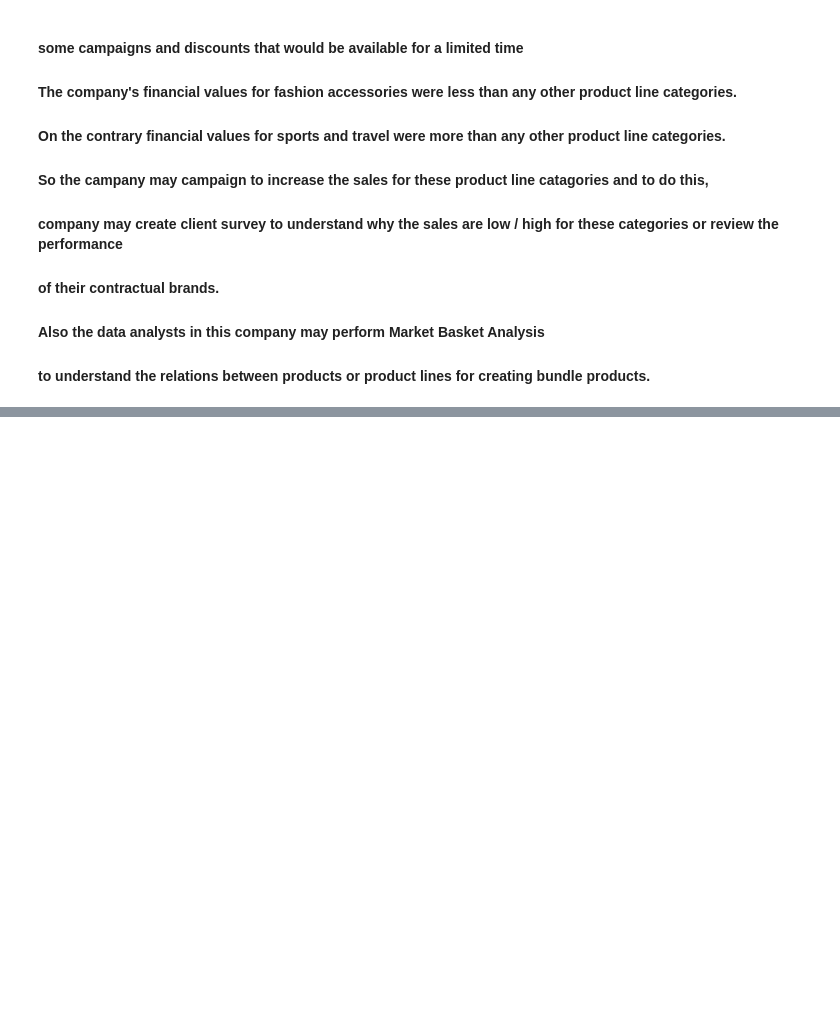
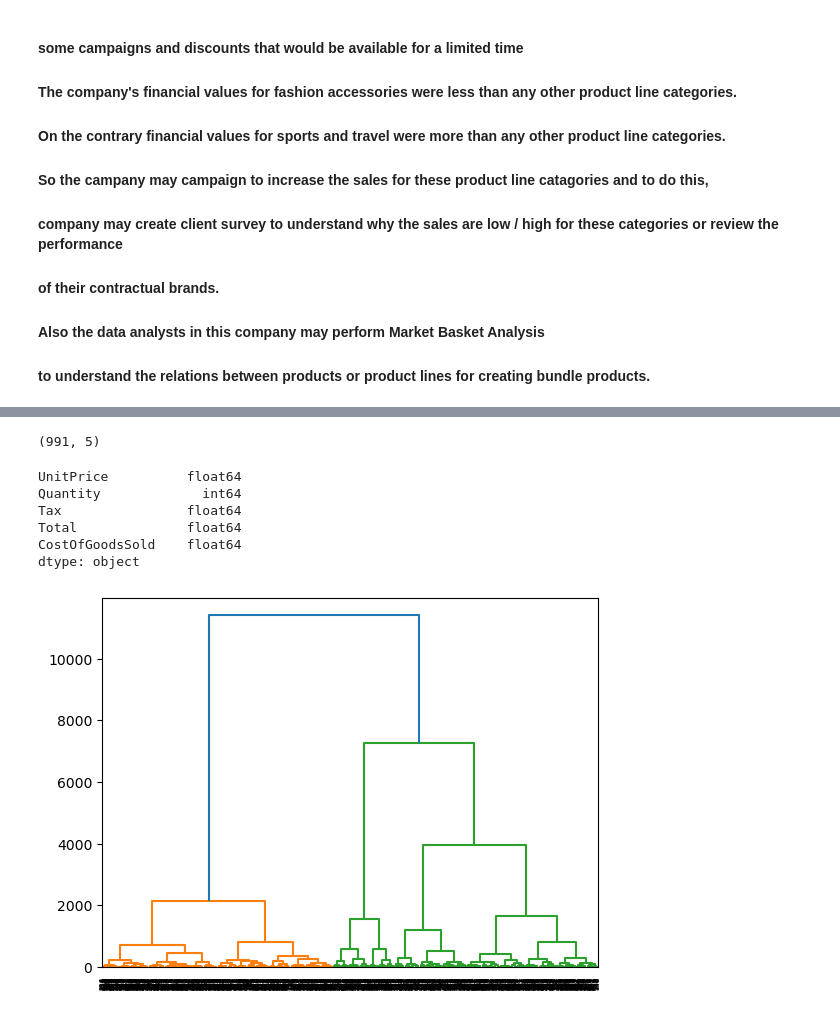
Before and after one commit to Yagiz2873/Walmart-Commerce-Data-Analysis, a Jupyter notebook: WalmartProjectPythonFile.ipynb, the cells around one changed output, grey strips where cells are left out. Drawn from its saved outputs; the diff is of its cells as text; code cells hidden in the pictures; blank space fills up the shorter version.

```diff
--- a/WalmartProjectPythonFile.ipynb
+++ b/WalmartProjectPythonFile.ipynb
@@ -564,0 +577,3 @@ March          51      39        64      43        43       58         46
+# %%
+segmentData = copiedDf[["UnitPrice","Quantity","Tax","Total","CostOfGoodsSold"]]
+segmentData
@@ -564,0 +594,13 @@ March          51      39        64      43        43       58         46
+# %%
+segmentData.shape
+# %% [output]
+(991, 5)
+# %%
+segmentData.dtypes
+# %% [output]
+UnitPrice          float64
+Quantity             int64
+Tax                float64
+Total              float64
+CostOfGoodsSold    float64
+dtype: object
@@ -564,0 +609,18 @@ March          51      39        64      43        43       58         46
+# %%
+import numpy as np
+from scipy.cluster.hierarchy import dendrogram, linkage
+import pandas as pd
+import matplotlib.pyplot as plt
+from scipy.cluster import hierarchy
+from sklearn.cluster import AgglomerativeClustering
+import seaborn as sns
+import warnings
+warnings.filterwarnings("ignore")
+
+
+linkage_data = linkage(segmentData, method='ward', metric='euclidean')
+dendrogram(linkage_data)
+
+plt.show()
+# %% [output]
+[figure, added]
```
Also changed, not shown: parts of 44 cells of this notebook, 2 other files.
